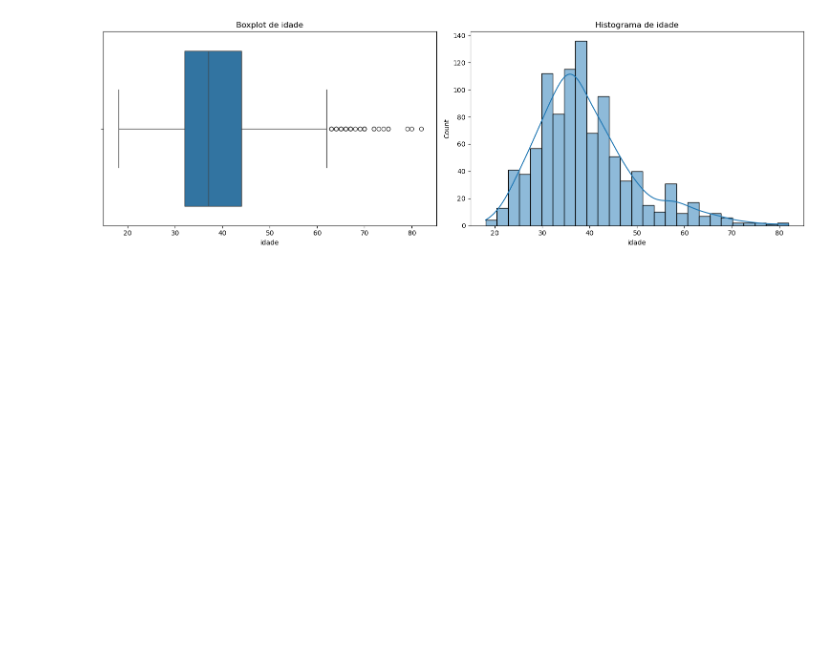
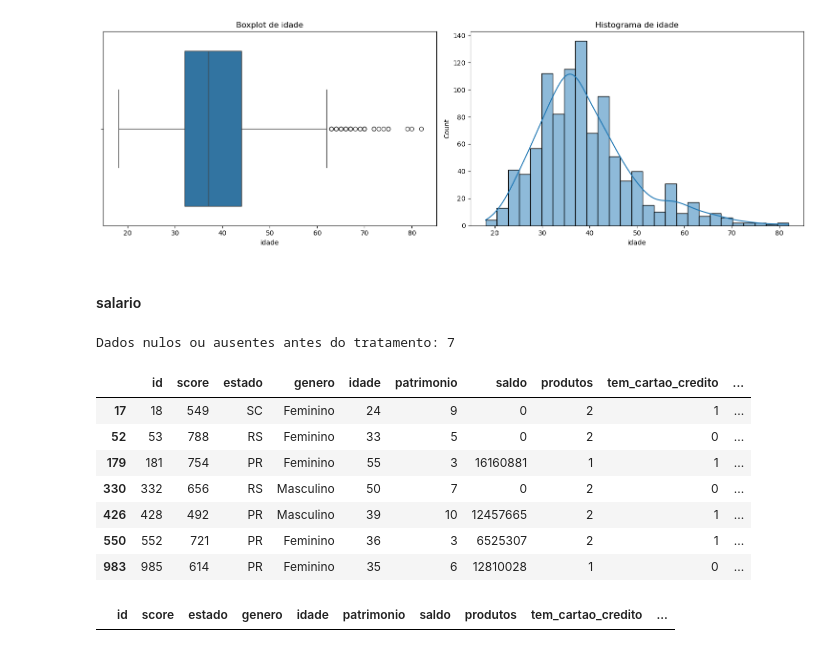
Before and after one commit to esscova/data_analytics, a Jupyter notebook: notebooks/eda-churn[python].ipynb, the cells around one changed output. Drawn from its saved outputs; the diff is of its cells as text; code cells hidden in the pictures; blank space fills up the shorter version.

Commit message:
finalizado tratamento

```diff
--- a/notebooks/eda-churn[python].ipynb
+++ b/notebooks/eda-churn[python].ipynb
@@ -338,0 +338,27 @@ plt.show()
+# %% [markdown]
+#### salario
+# %%
+# verificando dados nulos ou ausentes
+print(f'Dados nulos ou ausentes antes do tratamento: {df2.salario.isna().sum()}')
+# %% [output]
+Dados nulos ou ausentes antes do tratamento: 7
+# %%
+# registros com dados faltantes
+df2.loc[df2['salario'].isna()]
+# %% [output]
+|  | id | score | estado | genero | idade | patrimonio | saldo | produtos | tem_cartao_credito | ... |
+| 17 | 18 | 549 | SC | Feminino | 24 | 9 | 0 | 2 | 1 | ... |
+| 52 | 53 | 788 | RS | Feminino | 33 | 5 | 0 | 2 | 0 | ... |
+| 179 | 181 | 754 | PR | Feminino | 55 | 3 | 16160881 | 1 | 1 | ... |
+| 330 | 332 | 656 | RS | Masculino | 50 | 7 | 0 | 2 | 0 | ... |
+| 426 | 428 | 492 | PR | Masculino | 39 | 10 | 12457665 | 2 | 1 | ... |
+| 550 | 552 | 721 | PR | Feminino | 36 | 3 | 6525307 | 2 | 1 | ... |
+| 983 | 985 | 614 | PR | Feminino | 35 | 6 | 12810028 | 1 | 0 | ... |
+# %%
+# substituindo dados faltantes pela mediana
+df2.loc[df2['salario'].isna()] = df2['salario'].median()
+
+# verificando alterações
+df2.loc[df2['salario'].isna()]
+# %% [output]
+|  | id | score | estado | genero | idade | patrimonio | saldo | produtos | tem_cartao_credito | ... |
```
Also changed, not shown: parts of 7 cells of this notebook.
